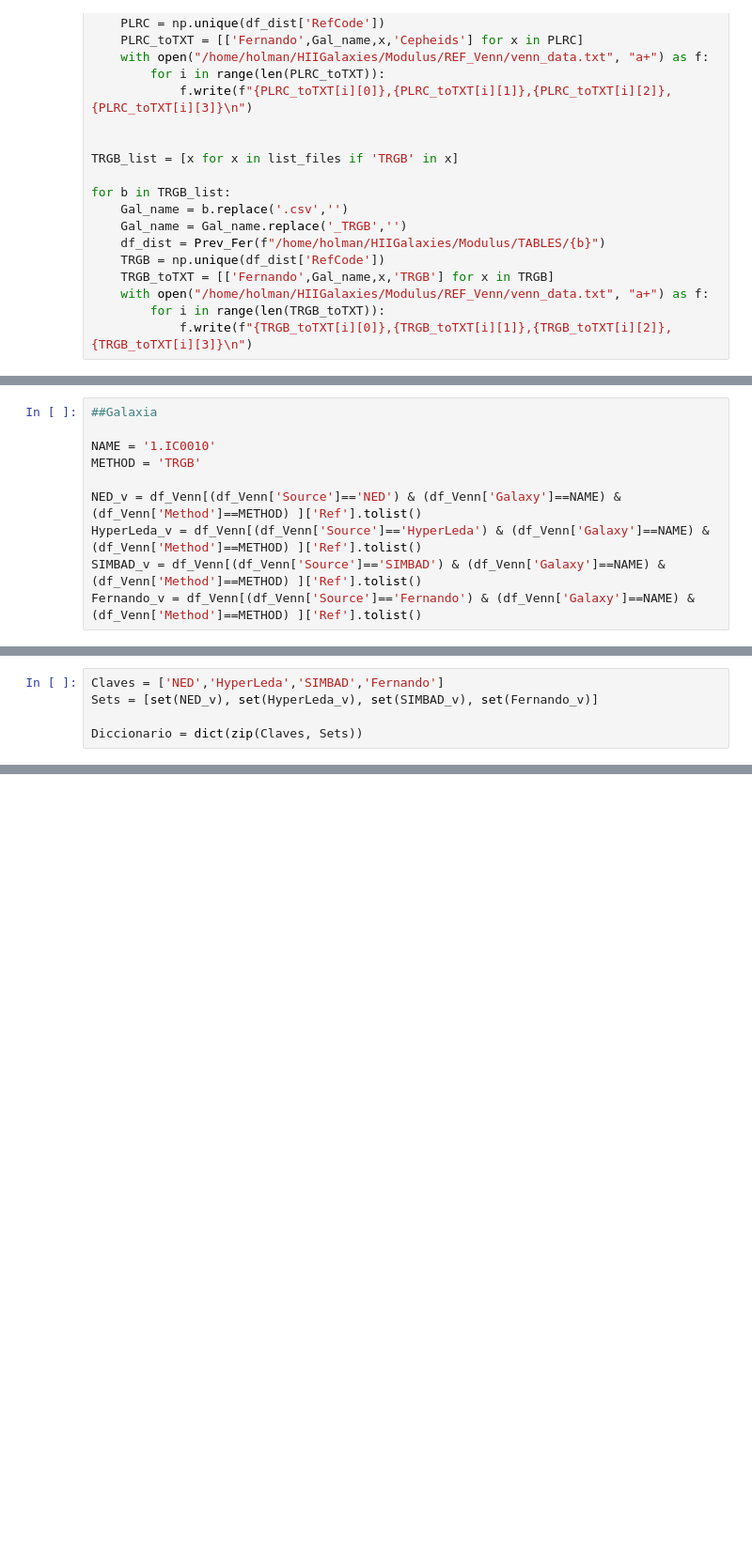
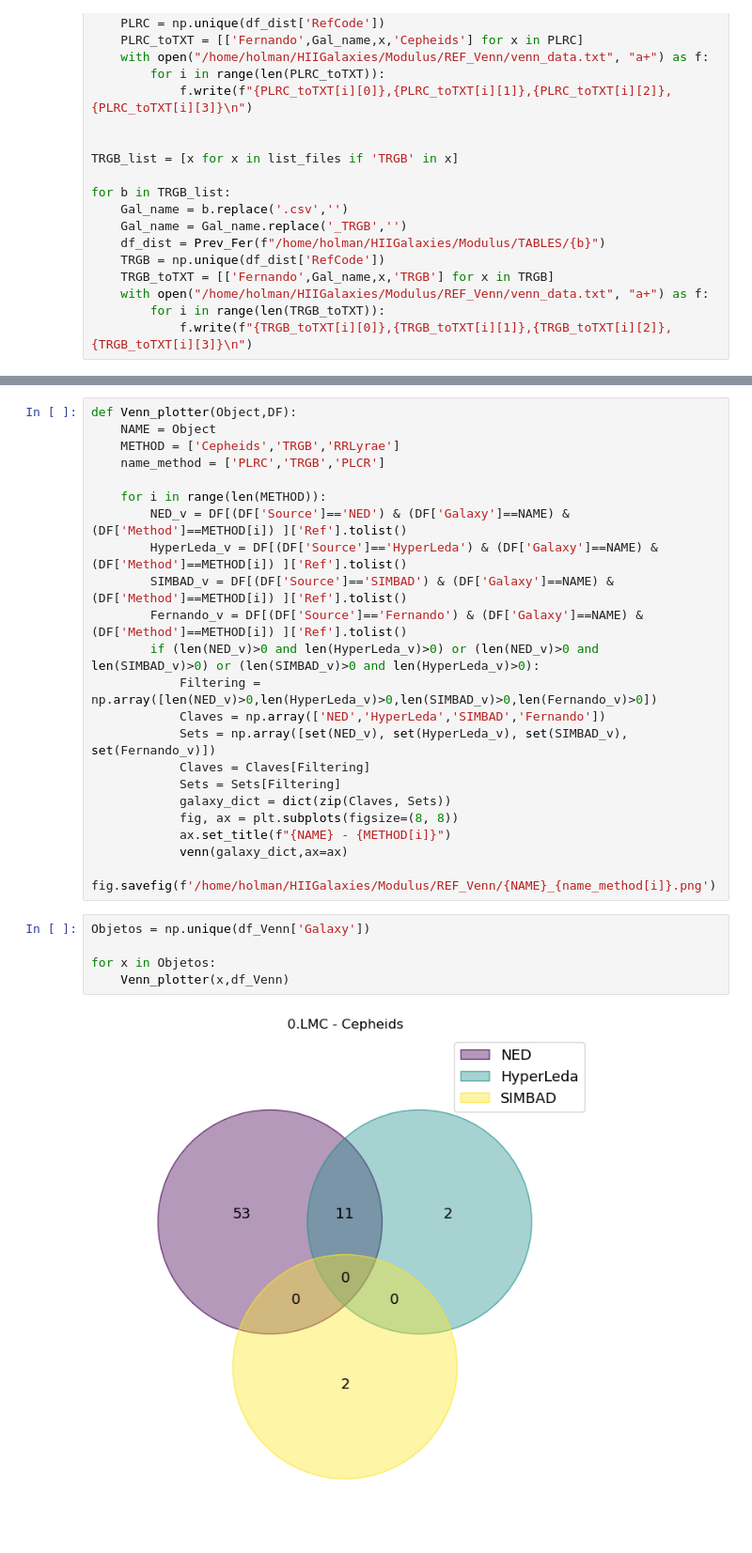
Before and after one commit to hol1m4n/HIIGalaxies, a Jupyter notebook: Modulus/RefSearch.ipynb, the cells around one changed output, grey strips where cells are left out. Shown at 94% size. Drawn from its saved outputs; the diff is of its cells as text; blank space fills up the shorter version.

```diff
--- a/Modulus/RefSearch.ipynb
+++ b/Modulus/RefSearch.ipynb
@@ -497,10 +482,0 @@ df_Venn
-# %%
-##Galaxia
-
-NAME = '1.IC0010'
-METHOD = 'TRGB'
-
-NED_v = df_Venn[(df_Venn['Source']=='NED') & (df_Venn['Galaxy']==NAME) & (df_Venn['Method']==METHOD) ]['Ref'].tolist()
-HyperLeda_v = df_Venn[(df_Venn['Source']=='HyperLeda') & (df_Venn['Galaxy']==NAME) & (df_Venn['Method']==METHOD) ]['Ref'].tolist()
-SIMBAD_v = df_Venn[(df_Venn['Source']=='SIMBAD') & (df_Venn['Galaxy']==NAME) & (df_Venn['Method']==METHOD) ]['Ref'].tolist()
-Fernando_v = df_Venn[(df_Venn['Source']=='Fernando') & (df_Venn['Galaxy']==NAME) & (df_Venn['Method']==METHOD) ]['Ref'].tolist()
@@ -515,5 +482,0 @@ Fernando_v
-# %%
-Claves = ['NED','HyperLeda','SIMBAD','Fernando']
-Sets = [set(NED_v), set(HyperLeda_v), set(SIMBAD_v), set(Fernando_v)]
-
-Diccionario = dict(zip(Claves, Sets))
@@ -525,0 +483,29 @@ venn(Galaxy)
+# %%
+def Venn_plotter(Object,DF):
+    NAME = Object
+    METHOD = ['Cepheids','TRGB','RRLyrae']
+    name_method = ['PLRC','TRGB','PLCR']
+
+    for i in range(len(METHOD)):
+        NED_v = DF[(DF['Source']=='NED') & (DF['Galaxy']==NAME) & (DF['Method']==METHOD[i]) ]['Ref'].tolist()
+        HyperLeda_v = DF[(DF['Source']=='HyperLeda') & (DF['Galaxy']==NAME) & (DF['Method']==METHOD[i]) ]['Ref'].tolist()
+        SIMBAD_v = DF[(DF['Source']=='SIMBAD') & (DF['Galaxy']==NAME) & (DF['Method']==METHOD[i]) ]['Ref'].tolist()
+        Fernando_v = DF[(DF['Source']=='Fernando') & (DF['Galaxy']==NAME) & (DF['Method']==METHOD[i]) ]['Ref'].tolist()
+        if (len(NED_v)>0 and len(HyperLeda_v)>0) or (len(NED_v)>0 and len(SIMBAD_v)>0) or (len(SIMBAD_v)>0 and len(HyperLeda_v)>0):
+            Filtering = np.array([len(NED_v)>0,len(HyperLeda_v)>0,len(SIMBAD_v)>0,len(Fernando_v)>0])
+            Claves = np.array(['NED','HyperLeda','SIMBAD','Fernando'])
+            Sets = np.array([set(NED_v), set(HyperLeda_v), set(SIMBAD_v), set(Fernando_v)])
+            Claves = Claves[Filtering]
+            Sets = Sets[Filtering]
+            galaxy_dict = dict(zip(Claves, Sets))
+            fig, ax = plt.subplots(figsize=(8, 8))
+            ax.set_title(f"{NAME} - {METHOD[i]}")
+            venn(galaxy_dict,ax=ax)
+            fig.savefig(f'/home/holman/HIIGalaxies/Modulus/REF_Venn/{NAME}_{name_method[i]}.png')
+# %%
+Objetos = np.unique(df_Venn['Galaxy'])
+
+for x in Objetos:
+    Venn_plotter(x,df_Venn)
+# %% [output]
+[figure, added]
```
Also changed, not shown: parts of 6 cells of this notebook, 47 other files.
